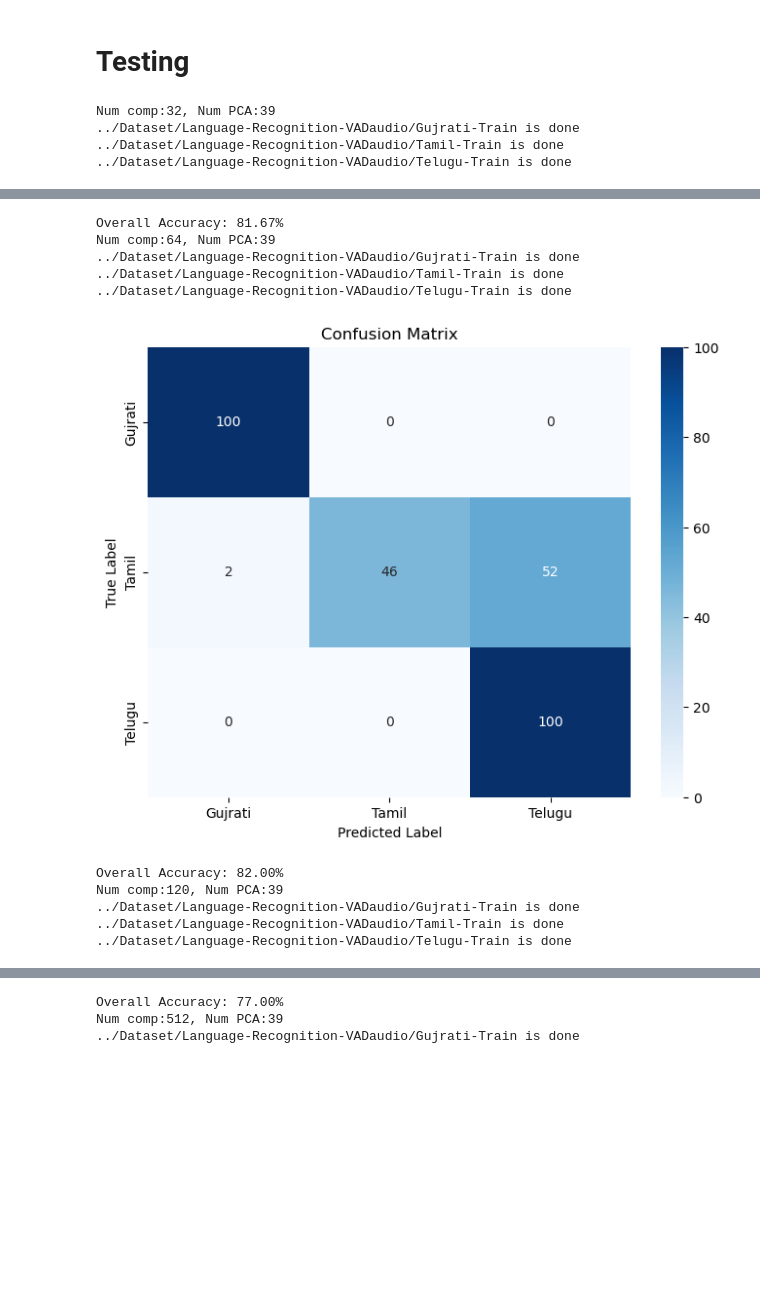
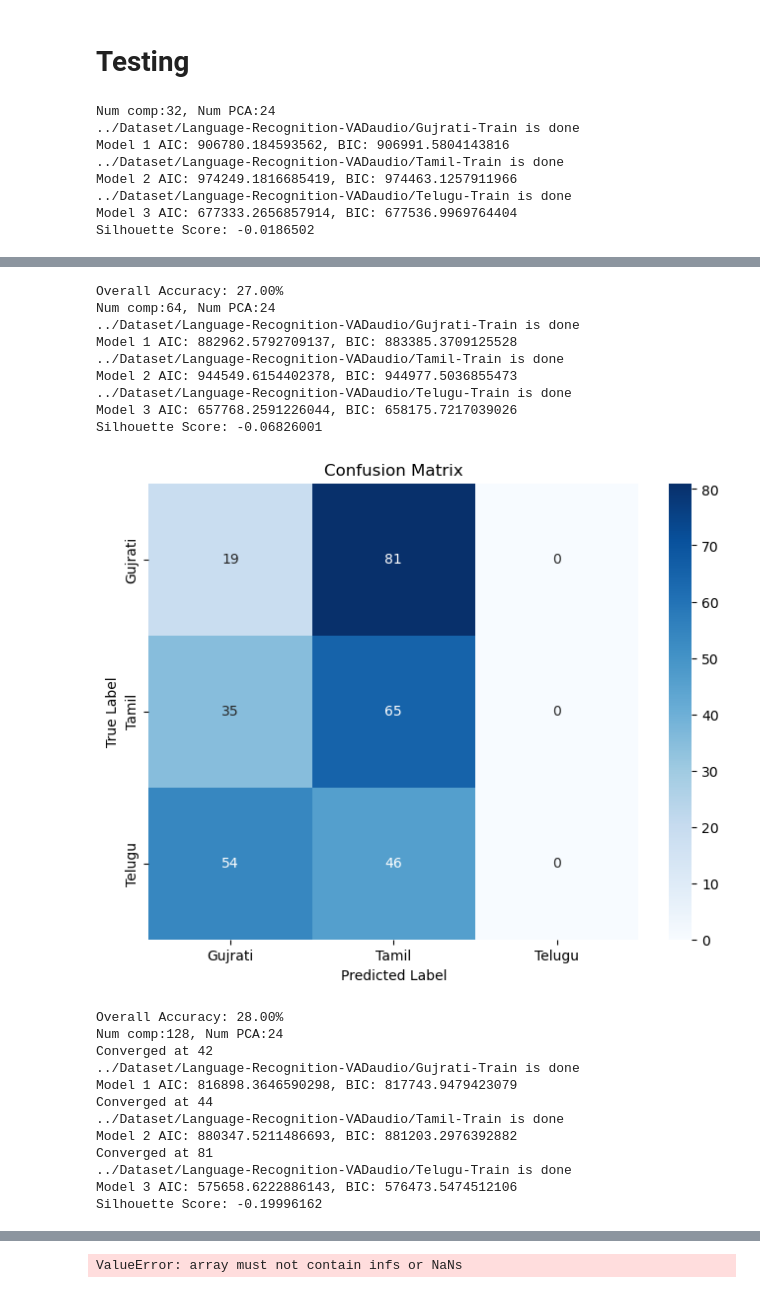
Before and after one commit to SreehariC/CS361-Course-Project, a Jupyter notebook: GMM/gmm-final-2.ipynb, the cells around one changed output, grey strips where cells are left out. Drawn from its saved outputs; the diff is of its cells as text; code cells hidden in the pictures; blank space fills up the shorter version.

Commit message:
variation of Num_comp and Num_pca

```diff
--- a/GMM/gmm-final-2.ipynb
+++ b/GMM/gmm-final-2.ipynb
@@ -325,7 +325,7 @@ def pipeline(n_components_gmm,is_pca,num_pca):
     i = 0
     for path in train_paths:
         i += 1
-        X = preprocess_folder(path,is_pca,num_pca,items=110)
+        X = preprocess_folder(path,is_pca,num_pca,items=10)
         gmm = GMMNew(n_components_gmm,100,'full')
         gmm.fit(data=X)
         with open(f'gmm_{n_components_gmm}_{num_pca}_{i}.pkl', 'wb') as f:
@@ -393,8 +393,8 @@ def pipeline(n_components_gmm,is_pca,num_pca):
 import warnings
 warnings.filterwarnings("ignore")
 
-n_comp_list = [32,64]
-num_pca_list = [39]
+n_comp_list = [1,2,4,8,16,32,64]
+num_pca_list = [1,2,8,16,24,39]
 for num_pca_cand in num_pca_list:
     for n_comp in n_comp_list:
         print(f"Num comp:{n_comp}, Num PCA:{num_pca_cand}")
@@ -474,8 +517,8 @@ def pipeline_full(n_components_gmm,is_pca,num_pca):
     accuracy = np.trace(confusion_matrix) / np.sum(confusion_matrix)
     print(f"Overall Accuracy: {accuracy*100:.2f}%")
 # %%
-n_comp_list = [32,64,120,256,512]
-num_pca_list = [39,24,13,6]
+n_comp_list = [32, 64, 128, 256, 512]
+num_pca_list = [24, 39]
 for num_pca_cand in num_pca_list:
     for n_comp in n_comp_list:
         print(f"Num comp:{n_comp}, Num PCA:{num_pca_cand}")
@@ -485,7 +528,11 @@ for num_pca_cand in num_pca_list:
             is_pca = 1
         pipeline(n_comp,is_pca,num_pca_cand)
 # %% [output]
-Num comp:32, Num PCA:39
+Num comp:32, Num PCA:24
 ../Dataset/Language-Recognition-VADaudio/Gujrati-Train is done
+Model 1 AIC: 906780.184593562, BIC: 906991.5804143816
 ../Dataset/Language-Recognition-VADaudio/Tamil-Train is done
+Model 2 AIC: 974249.1816685419, BIC: 974463.1257911966
 ../Dataset/Language-Recognition-VADaudio/Telugu-Train is done
+Model 3 AIC: 677333.2656857914, BIC: 677536.9969764404
+Silhouette Score: -0.0186502
@@ -493,11 +540,22 @@ Num comp:32, Num PCA:39
-Overall Accuracy: 81.67%
-Num comp:64, Num PCA:39
+Overall Accuracy: 27.00%
+Num comp:64, Num PCA:24
 ../Dataset/Language-Recognition-VADaudio/Gujrati-Train is done
+Model 1 AIC: 882962.5792709137, BIC: 883385.3709125528
 ../Dataset/Language-Recognition-VADaudio/Tamil-Train is done
+Model 2 AIC: 944549.6154402378, BIC: 944977.5036855473
 ../Dataset/Language-Recognition-VADaudio/Telugu-Train is done
+Model 3 AIC: 657768.2591226044, BIC: 658175.7217039026
+Silhouette Score: -0.06826001
-[figure, old version]
+[figure, new version]
-Overall Accuracy: 82.00%
-Num comp:120, Num PCA:39
+Overall Accuracy: 28.00%
+Num comp:128, Num PCA:24
+Converged at 42
 ../Dataset/Language-Recognition-VADaudio/Gujrati-Train is done
+Model 1 AIC: 816898.3646590298, BIC: 817743.9479423079
+Converged at 44
 ../Dataset/Language-Recognition-VADaudio/Tamil-Train is done
+Model 2 AIC: 880347.5211486693, BIC: 881203.2976392882
+Converged at 81
 ../Dataset/Language-Recognition-VADaudio/Telugu-Train is done
+Model 3 AIC: 575658.6222886143, BIC: 576473.5474512106
+Silhouette Score: -0.19996162
@@ -511,3 +567 @@ Num comp:256, Num PCA:39
-Overall Accuracy: 77.00%
-Num comp:512, Num PCA:39
-../Dataset/Language-Recognition-VADaudio/Gujrati-Train is done
+ValueError: array must not contain infs or NaNs
```
Also changed, not shown: parts of 4 cells of this notebook.
